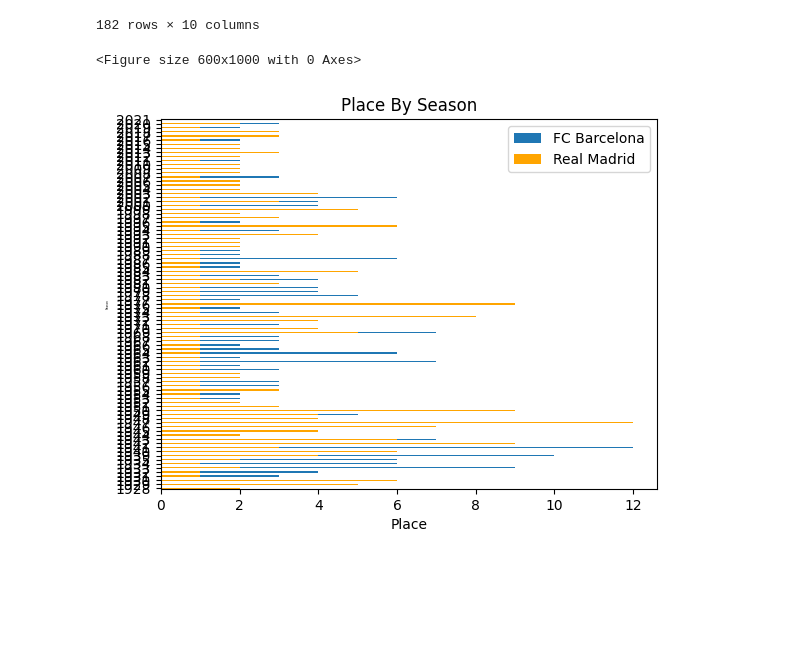
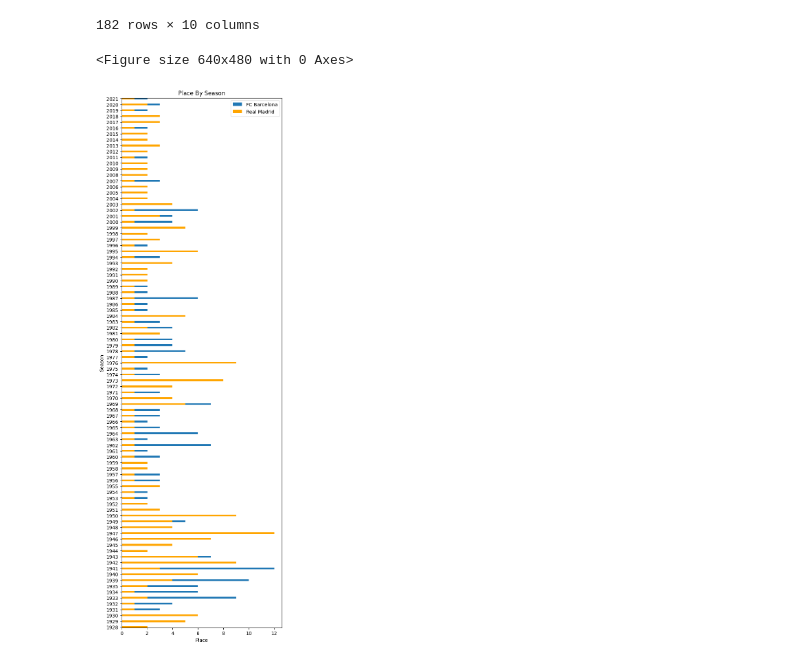
Before and after one commit to EvanDBush/soccer_rivalry_project, a Jupyter notebook: head_to_head.ipynb, the cells around one changed output. Cells and saved outputs as stored; diff of their text form; code cells hidden in the pictures; blank space fills up the shorter version.

Commit message:
fixes spacing on place by season plot

```diff
--- a/head_to_head.ipynb
+++ b/head_to_head.ipynb
@@ -153,18 +153,19 @@ combined_season_results
 # %%
 
 
-plt.figure(figsize= (6, 10))
+plt.figure()
 barca_places = barca_season_results
 madrid_places = madrid_season_results
 
-ax = barca_places.plot(kind='barh', y='Place', x='Season', ylim= (1922,2022), label='FC Barcelona', width=.3, yticks=(np.arange(1928, 2023, step=10)))
+ax = barca_places.plot(kind='barh',figsize=(6,20), y='Place', x='Season', label='FC Barcelona', width=.3, yticks=(np.arange(1928, 2023, step=1)))
 madrid_places.plot(ax=ax, kind='barh', stacked=False, y='Place', x='Season', color='orange', label='Real Madrid', width=-.3)
 plt.xlabel('Place', fontsize=10)
-plt.ylabel('Season', fontsize=2)
+plt.ylabel('Season', fontsize=10)
+
 
 plt.legend()
 plt.title('Place By Season')
 plt.show()
 # %% [output]
-<Figure size 600x1000 with 0 Axes>
+<Figure size 640x480 with 0 Axes>
-[figure, old version]
+[figure, new version]
```
